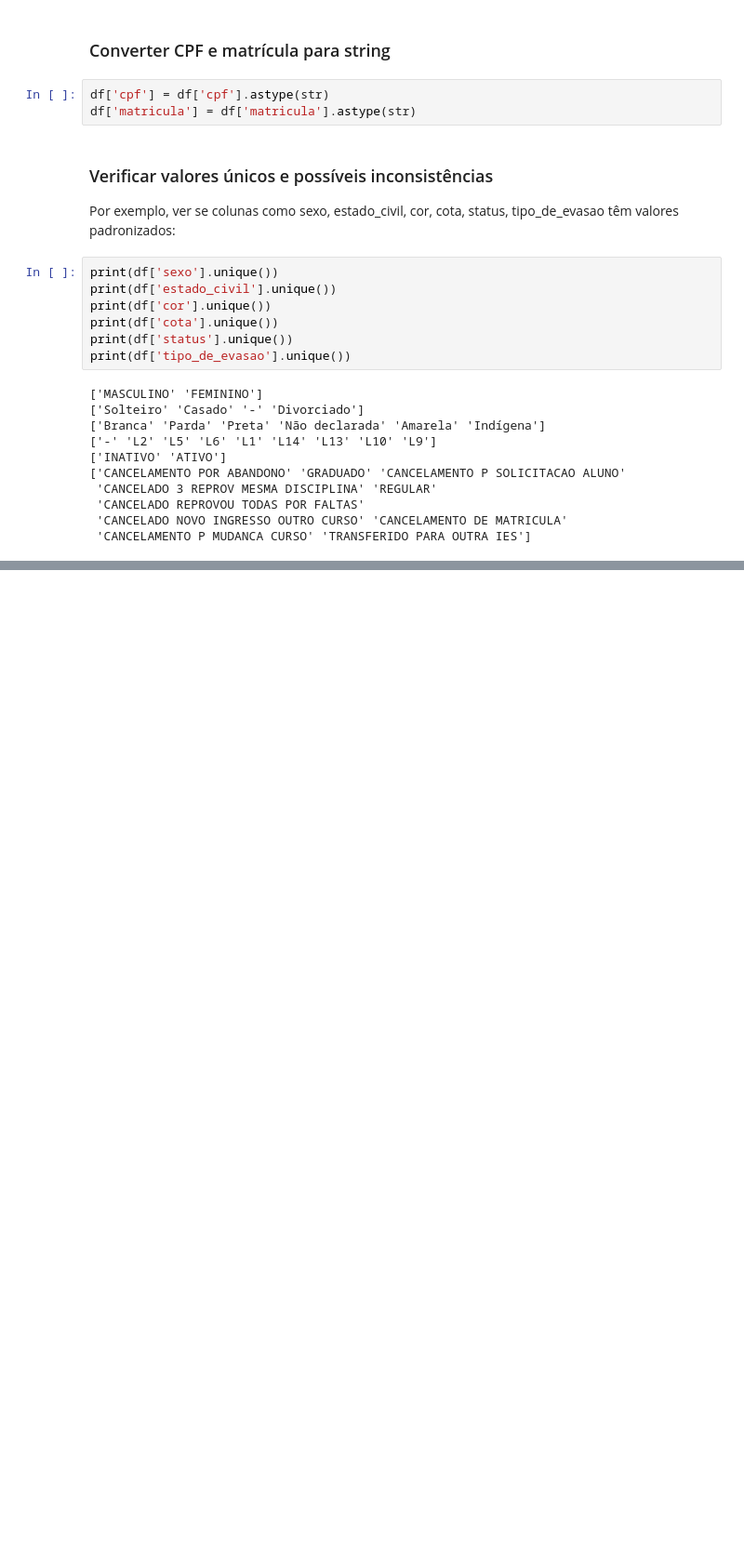
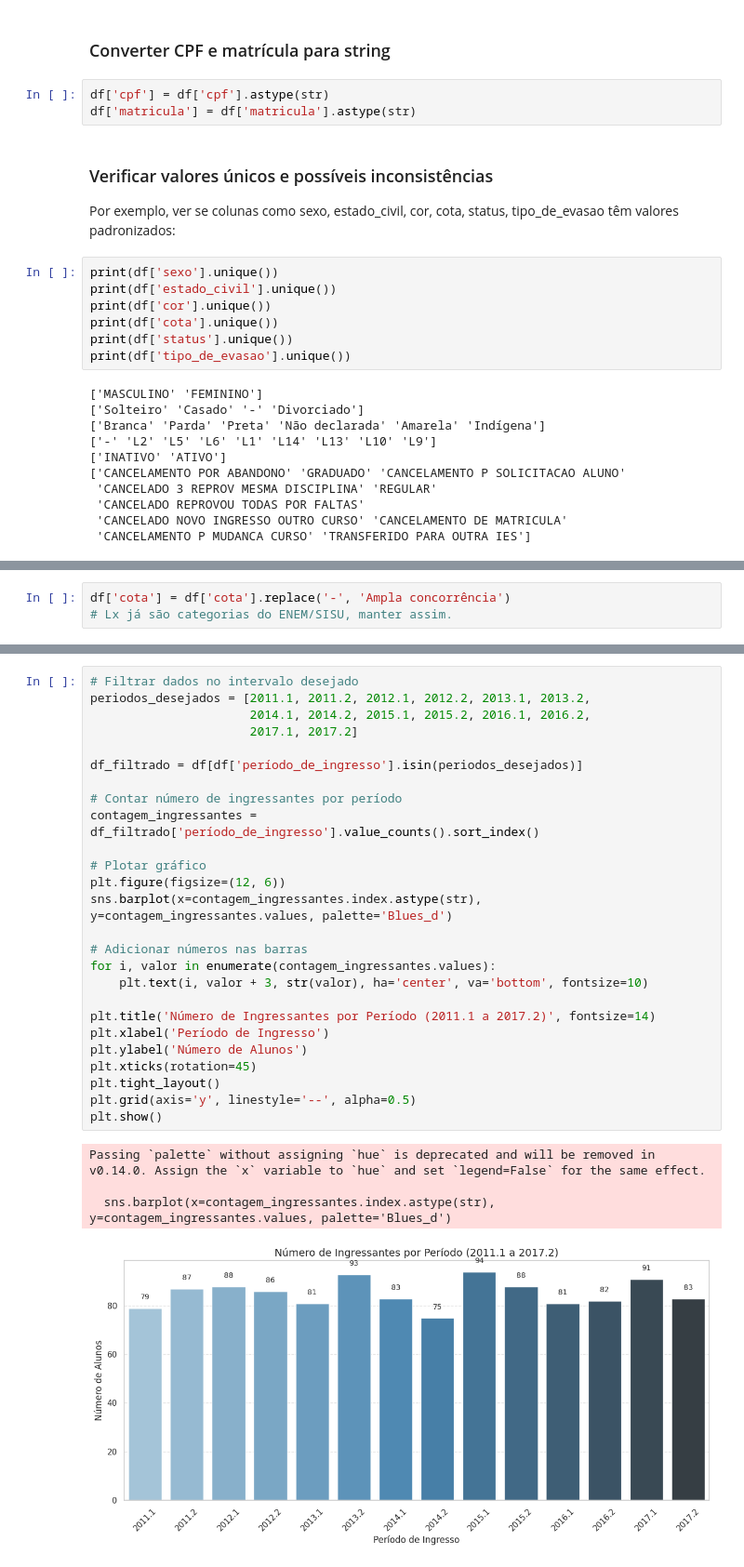
Before and after one commit to DiegoKazadi/ufcg-analise-descritiva, a Jupyter notebook: ufcg-analise-descritiva.ipynb, the cells around one changed output, grey strips where cells are left out. Shown at 93% size. Drawn from its saved outputs; the diff is of its cells as text; blank space fills up the shorter version.

```diff
--- a/ufcg-analise-descritiva.ipynb
+++ b/ufcg-analise-descritiva.ipynb
@@ -415,0 +450,3 @@ print(df['tipo_de_evasao'].unique())
+# %%
+df['cota'] = df['cota'].replace('-', 'Ampla concorrência')
+# Lx já são categorias do ENEM/SISU, manter assim.
@@ -415,0 +586,31 @@ print(df['tipo_de_evasao'].unique())
+# %%
+# Filtrar dados no intervalo desejado
+periodos_desejados = [2011.1, 2011.2, 2012.1, 2012.2, 2013.1, 2013.2,
+                      2014.1, 2014.2, 2015.1, 2015.2, 2016.1, 2016.2,
+                      2017.1, 2017.2]
+
+df_filtrado = df[df['período_de_ingresso'].isin(periodos_desejados)]
+
+# Contar número de ingressantes por período
+contagem_ingressantes = df_filtrado['período_de_ingresso'].value_counts().sort_index()
+
+# Plotar gráfico
+plt.figure(figsize=(12, 6))
+sns.barplot(x=contagem_ingressantes.index.astype(str), y=contagem_ingressantes.values, palette='Blues_d')
+
+# Adicionar números nas barras
+for i, valor in enumerate(contagem_ingressantes.values):
+    plt.text(i, valor + 3, str(valor), ha='center', va='bottom', fontsize=10)
+
+plt.title('Número de Ingressantes por Período (2011.1 a 2017.2)', fontsize=14)
+plt.xlabel('Período de Ingresso')
+plt.ylabel('Número de Alunos')
+plt.xticks(rotation=45)
+plt.tight_layout()
+plt.grid(axis='y', linestyle='--', alpha=0.5)
+plt.show()
+# %% [output]
+Passing `palette` without assigning `hue` is deprecated and will be removed in v0.14.0. Assign the `x` variable to `hue` and set `legend=False` for the same effect.
+
+  sns.barplot(x=contagem_ingressantes.index.astype(str), y=contagem_ingressantes.values, palette='Blues_d')
+[figure, added]
```
Also changed, not shown: parts of 43 cells of this notebook.
